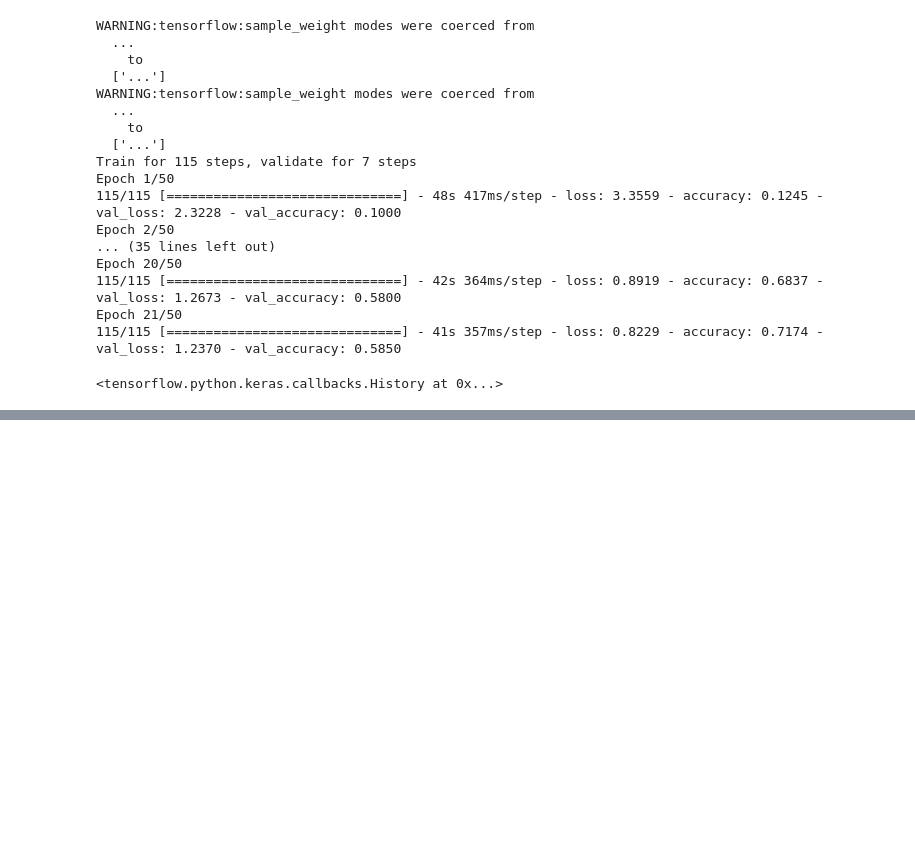
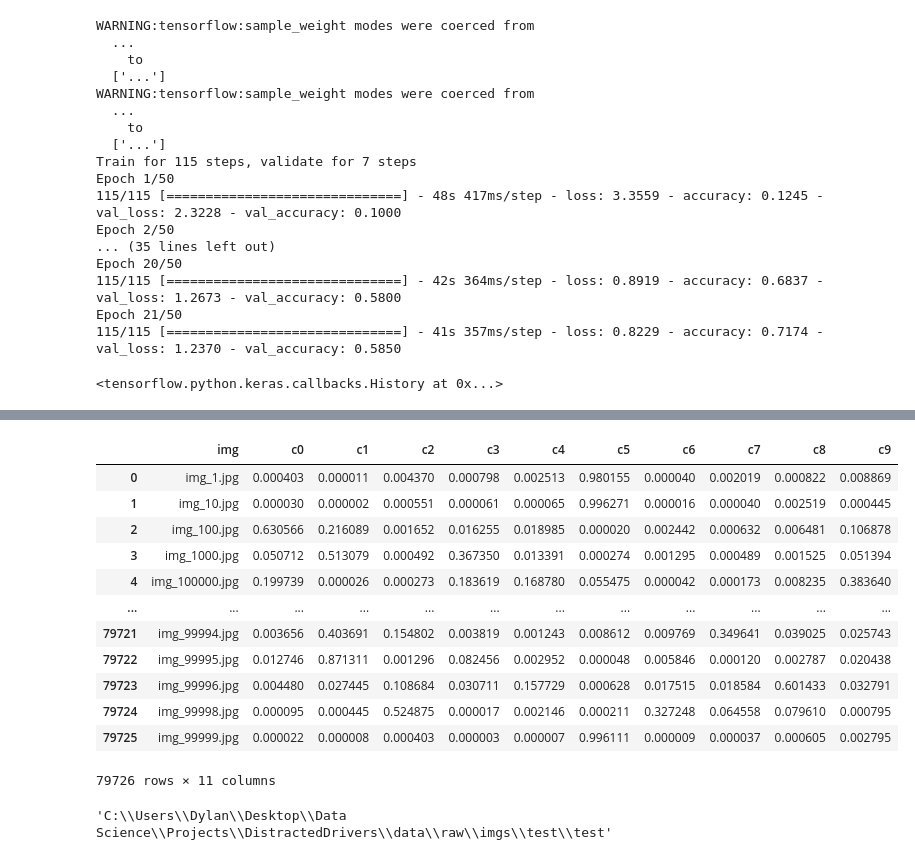
Before and after one commit to Dylan-C-Neal/DistractedDrivingClassifier, a Jupyter notebook: notebooks/Modeling.ipynb, the cells around one changed output, grey strips where cells are left out. Cells and saved outputs as stored; diff of their text form; code cells hidden in the pictures; blank space fills up the shorter version.

Commit message:
Scored model using test data and submitted to kaggle.

```diff
--- a/notebooks/Modeling.ipynb
+++ b/notebooks/Modeling.ipynb
@@ -746,0 +807,2 @@ Epoch 21/50
+# %%
+test_predictions = pd.DataFrame(test_predictions, columns=['c0', 'c1', 'c2', 'c3', 'c4', 'c5', 'c6', 'c7', 'c8', 'c9'])
@@ -746,0 +825,26 @@ Epoch 21/50
+# %%
+predictions = test_filenames.join(test_predictions)
+# %%
+predictions.drop(columns=['class'], inplace=True)
+# %%
+predictions.rename(columns={'filename': 'img'}, inplace=True)
+# %%
+predictions
+# %% [output]
+|  | img | c0 | c1 | c2 | c3 | c4 | c5 | c6 | c7 | c8 | c9 |
+| 0 | img_1.jpg | 0.000403 | 0.000011 | 0.004370 | 0.000798 | 0.002513 | 0.980155 | 0.000040 | 0.002019 | 0.000822 | 0.008869 |
+| 1 | img_10.jpg | 0.000030 | 0.000002 | 0.000551 | 0.000061 | 0.000065 | 0.996271 | 0.000016 | 0.000040 | 0.002519 | 0.000445 |
+| 2 | img_100.jpg | 0.630566 | 0.216089 | 0.001652 | 0.016255 | 0.018985 | 0.000020 | 0.002442 | 0.000632 | 0.006481 | 0.106878 |
+| 3 | img_1000.jpg | 0.050712 | 0.513079 | 0.000492 | 0.367350 | 0.013391 | 0.000274 | 0.001295 | 0.000489 | 0.001525 | 0.051394 |
+| 4 | img_100000.jpg | 0.199739 | 0.000026 | 0.000273 | 0.183619 | 0.168780 | 0.055475 | 0.000042 | 0.000173 | 0.008235 | 0.383640 |
+| ... | ... | ... | ... | ... | ... | ... | ... | ... | ... | ... | ... |
+| 79721 | img_99994.jpg | 0.003656 | 0.403691 | 0.154802 | 0.003819 | 0.001243 | 0.008612 | 0.009769 | 0.349641 | 0.039025 | 0.025743 |
+| 79722 | img_99995.jpg | 0.012746 | 0.871311 | 0.001296 | 0.082456 | 0.002952 | 0.000048 | 0.005846 | 0.000120 | 0.002787 | 0.020438 |
+| 79723 | img_99996.jpg | 0.004480 | 0.027445 | 0.108684 | 0.030711 | 0.157729 | 0.000628 | 0.017515 | 0.018584 | 0.601433 | 0.032791 |
+| 79724 | img_99998.jpg | 0.000095 | 0.000445 | 0.524875 | 0.000017 | 0.002146 | 0.000211 | 0.327248 | 0.064558 | 0.079610 | 0.000795 |
+| 79725 | img_99999.jpg | 0.000022 | 0.000008 | 0.000403 | 0.000003 | 0.000007 | 0.996111 | 0.000009 | 0.000037 | 0.000605 | 0.002795 |
+79726 rows × 11 columns
+# %%
+os.getcwd()
+# %% [output]
+'C:\\Users\\Dylan\\Desktop\\Data Science\\Projects\\DistractedDrivers\\data\\raw\\imgs\\test\\test'
```
Also changed, not shown: parts of 17 cells of this notebook, 1 other file.
